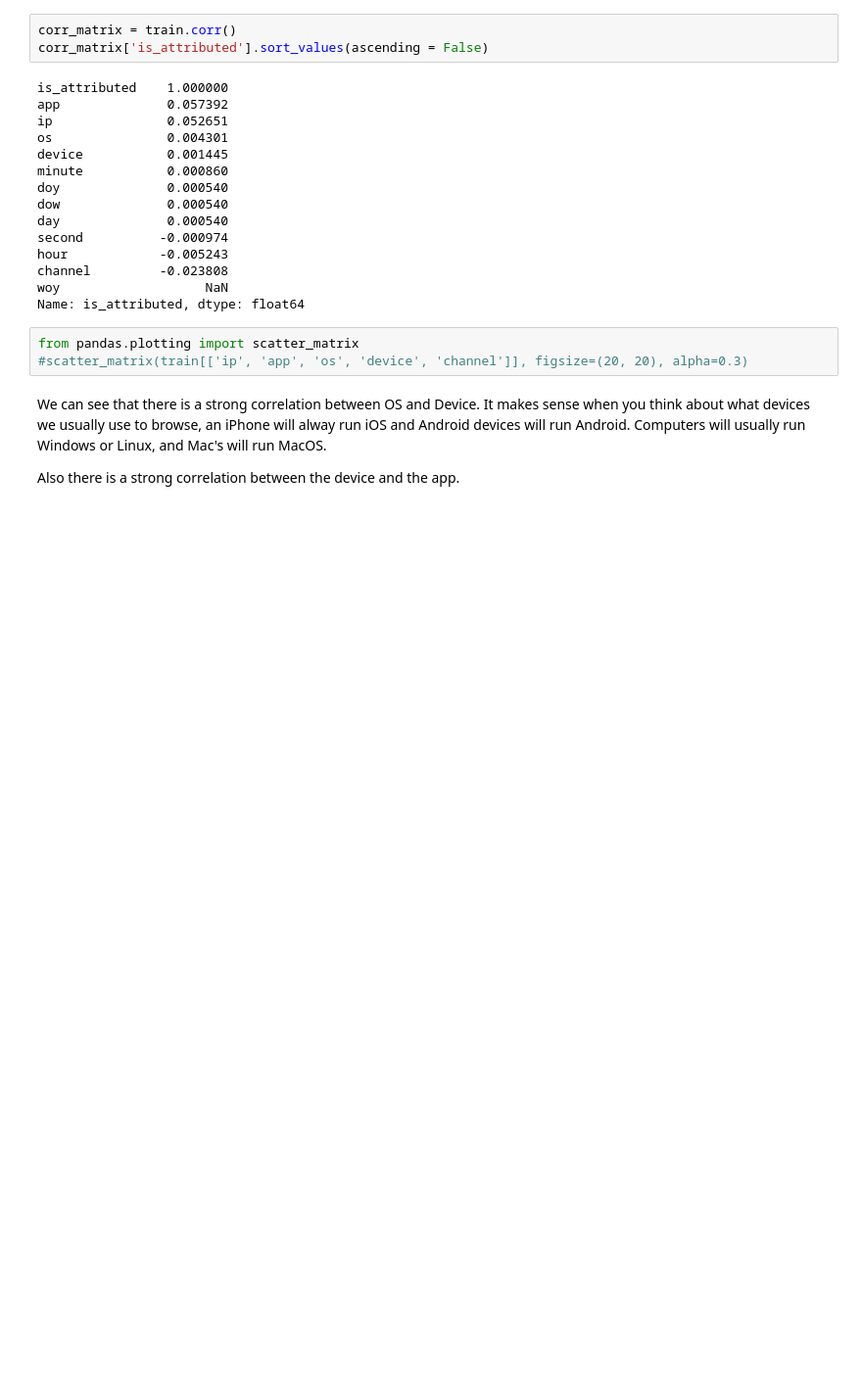
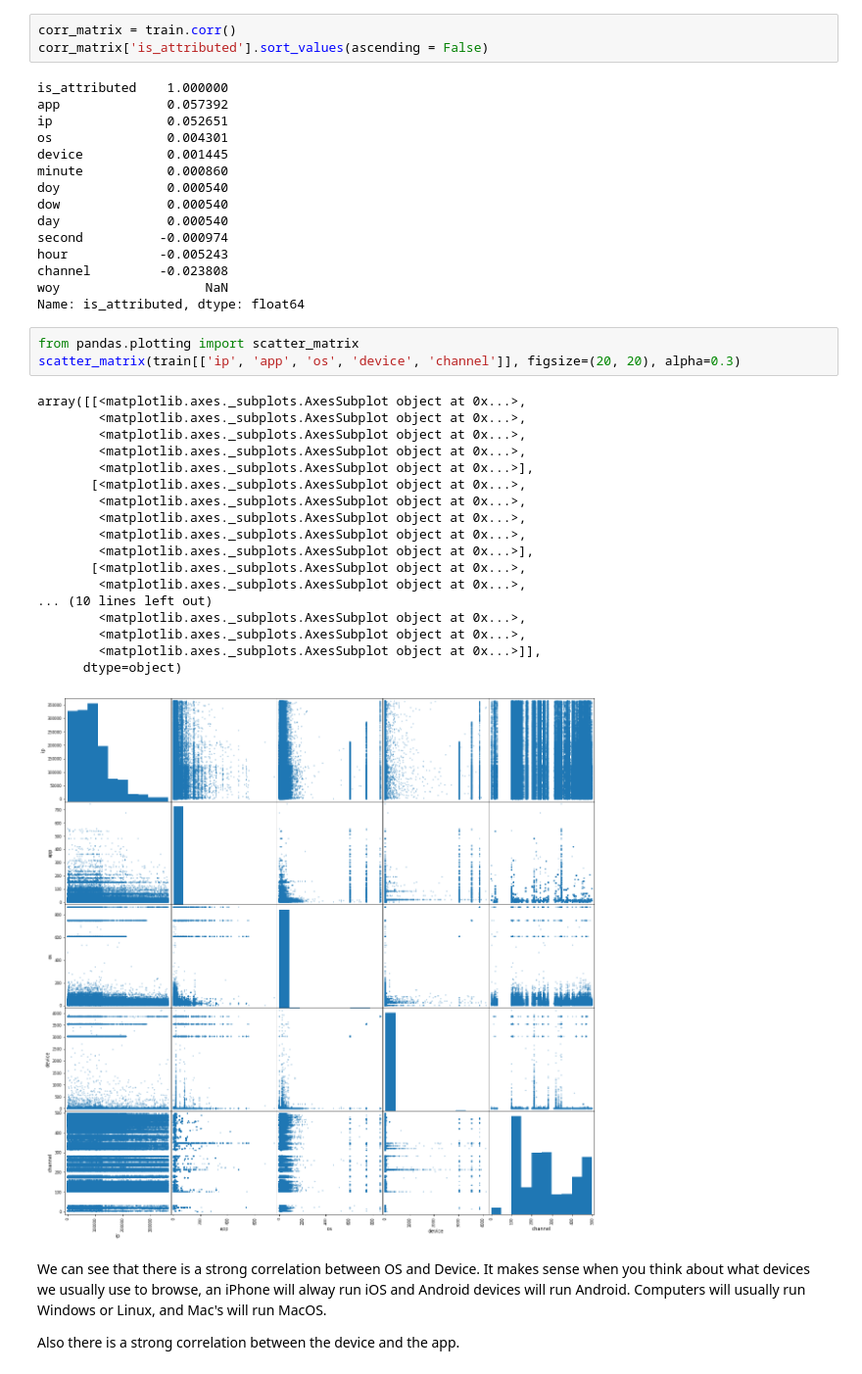
Before and after one commit to 181192/DAT158ML-Oblig02, a Jupyter notebook: Fraud Detection.ipynb, the cells around one changed output. Shown at 98% size. Cells and saved outputs as stored; diff of their text form; blank space fills up the shorter version.

Commit message:
Plot correlation matrix

```diff
--- a/Fraud Detection.ipynb
+++ b/Fraud Detection.ipynb
@@ -675,7 +675,26 @@ woy                   NaN
 Name: is_attributed, dtype: float64
 # %%
 from pandas.plotting import scatter_matrix
-#scatter_matrix(train[['ip', 'app', 'os', 'device', 'channel']], figsize=(20, 20), alpha=0.3)
+scatter_matrix(train[['ip', 'app', 'os', 'device', 'channel']], figsize=(20, 20), alpha=0.3)
+# %% [output]
+array([[<matplotlib.axes._subplots.AxesSubplot object at 0x...>,
+        <matplotlib.axes._subplots.AxesSubplot object at 0x...>,
+        <matplotlib.axes._subplots.AxesSubplot object at 0x...>,
+        <matplotlib.axes._subplots.AxesSubplot object at 0x...>,
+        <matplotlib.axes._subplots.AxesSubplot object at 0x...>],
+       [<matplotlib.axes._subplots.AxesSubplot object at 0x...>,
+        <matplotlib.axes._subplots.AxesSubplot object at 0x...>,
+        <matplotlib.axes._subplots.AxesSubplot object at 0x...>,
+        <matplotlib.axes._subplots.AxesSubplot object at 0x...>,
+        <matplotlib.axes._subplots.AxesSubplot object at 0x...>],
+       [<matplotlib.axes._subplots.AxesSubplot object at 0x...>,
+        <matplotlib.axes._subplots.AxesSubplot object at 0x...>,
+... (10 lines left out)
+        <matplotlib.axes._subplots.AxesSubplot object at 0x...>,
+        <matplotlib.axes._subplots.AxesSubplot object at 0x...>,
+        <matplotlib.axes._subplots.AxesSubplot object at 0x...>]],
+      dtype=object)
+[figure, added]
 # %% [markdown]
 We can see that there is a strong correlation between OS and Device. It makes sense when you think about what devices we usually use to browse, an iPhone will alway run iOS and Android devices will run Android. Computers will usually run Windows or Linux, and Mac's will run MacOS.
 
```
Also changed, not shown: parts of 14 cells of this notebook.
